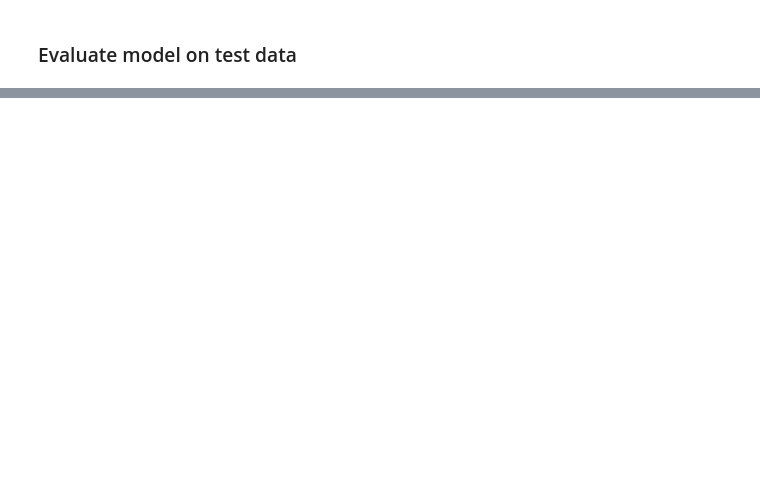
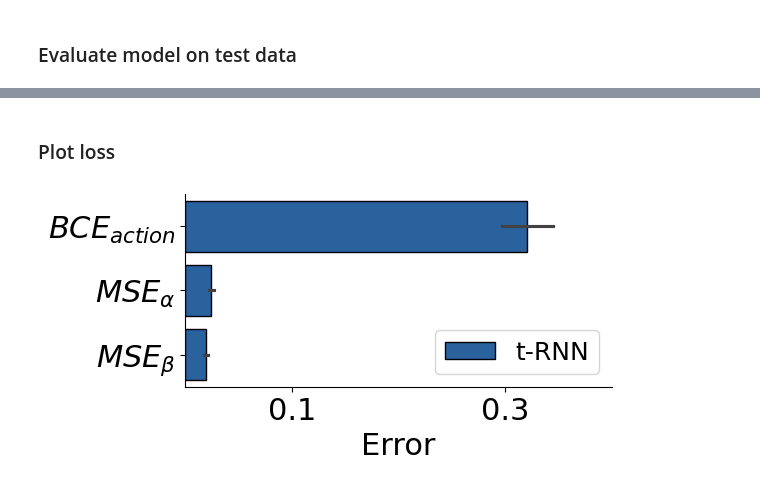
Before and after one commit to anaston/DL_inference_RL_params, a Jupyter notebook: plot_synth_results.ipynb, the cells around one changed output, grey strips where cells are left out. Saved outputs shown, nothing was run; the diff lists cells and outputs as text; code cells hidden in the pictures; blank space fills up the shorter version.

```diff
--- a/plot_synth_results.ipynb
+++ b/plot_synth_results.ipynb
@@ -50,9 +69,13 @@ Number of epochs in training: 10
 ### Evaluate model on test data
 # %%
 # Initialize loss dictionary
-loss = {'action': {'name': 'BCE', 'values': np.zeros(len(test_loader))},
-        'alpha': {'name': 'MSE alpha', 'values': np.zeros(len(test_loader))},
-        'beta': {'name': 'MSE beta', 'values': np.zeros(len(test_loader))}}
+loss = {'action': {'name': 'BCE', 'values': np.zeros(nagents)},
+        'alpha': {'name': 'MSE alpha', 'values': np.zeros(nagents)},
+        'beta': {'name': 'MSE beta', 'values': np.zeros(nagents)}}
+
+# Initialize model predictions
+y_alpha_all = np.zeros((nagents, ntrials))
+y_beta_all = np.zeros((nagents, ntrials))
 
 # Evaluate model on test data
 for i, (X, y_true) in enumerate(test_loader):
@@ -65,6 +88,10 @@ for i, (X, y_true) in enumerate(test_loader):
     loss['alpha']['values'][i] = nn.MSELoss()(y_alpha, y_true[1]).item()
     loss['beta']['values'][i] = nn.MSELoss()(y_beta/10, y_true[2]/10).item()
 
+    # Save predictions for plotting
+    y_alpha_all[i, :] = y_alpha.cpu().detach().numpy().flatten()
+    y_beta_all[i, :] = y_beta.cpu().detach().numpy().flatten()
+
 # Print losses
 for l in loss:
     print(f"tRNN {loss[l]['name']} loss: {loss[l]['values'].mean():.5f} +/- {loss[l]['values'].std():.5f}")
@@ -74,0 +102,34 @@ tRNN MSE beta loss: 0.18445 +/- 0.21062
+# %% [markdown]
+### Plot loss
+# %%
+# Collect results in a dataframe
+df_loss = pd.DataFrame({'Measurements': np.concatenate([loss['action']['values'], loss['alpha']['values'], loss['beta']['values']]),
+                        'Model': np.repeat(['t-RNN'], nagents*3),
+                        'Type': np.tile(np.repeat([r'$BCE_{action}$', r'$MSE_{\alpha}$', r'$MSE_{\beta}$'], nagents), 1)})
+
+# Initialize figure
+plt.figure(figsize=(5.5, 2.5))
+
+# Bar plot
+sns.barplot(data=df_loss,
+            y='Type', x='Measurements', hue='Model',
+            palette=['#1761B0'],
+            edgecolor='k',
+            errorbar='se',
+            orient='h')
+
+# Set axes properties
+plt.tick_params(axis='both', which='major', labelsize=22)
+plt.xlabel('Error', size=22)
+plt.ylabel('', size=0)
+plt.xlim(0, 0.4)
+plt.xticks([0.1, 0.3])
+
+# Update legend
+plt.legend(fontsize=18)
+
+# Despine and show plot
+sns.despine()
+plt.show()
+# %% [output]
+[figure, added]
```
Also changed, not shown: parts of 7 cells of this notebook, 2 other files.
